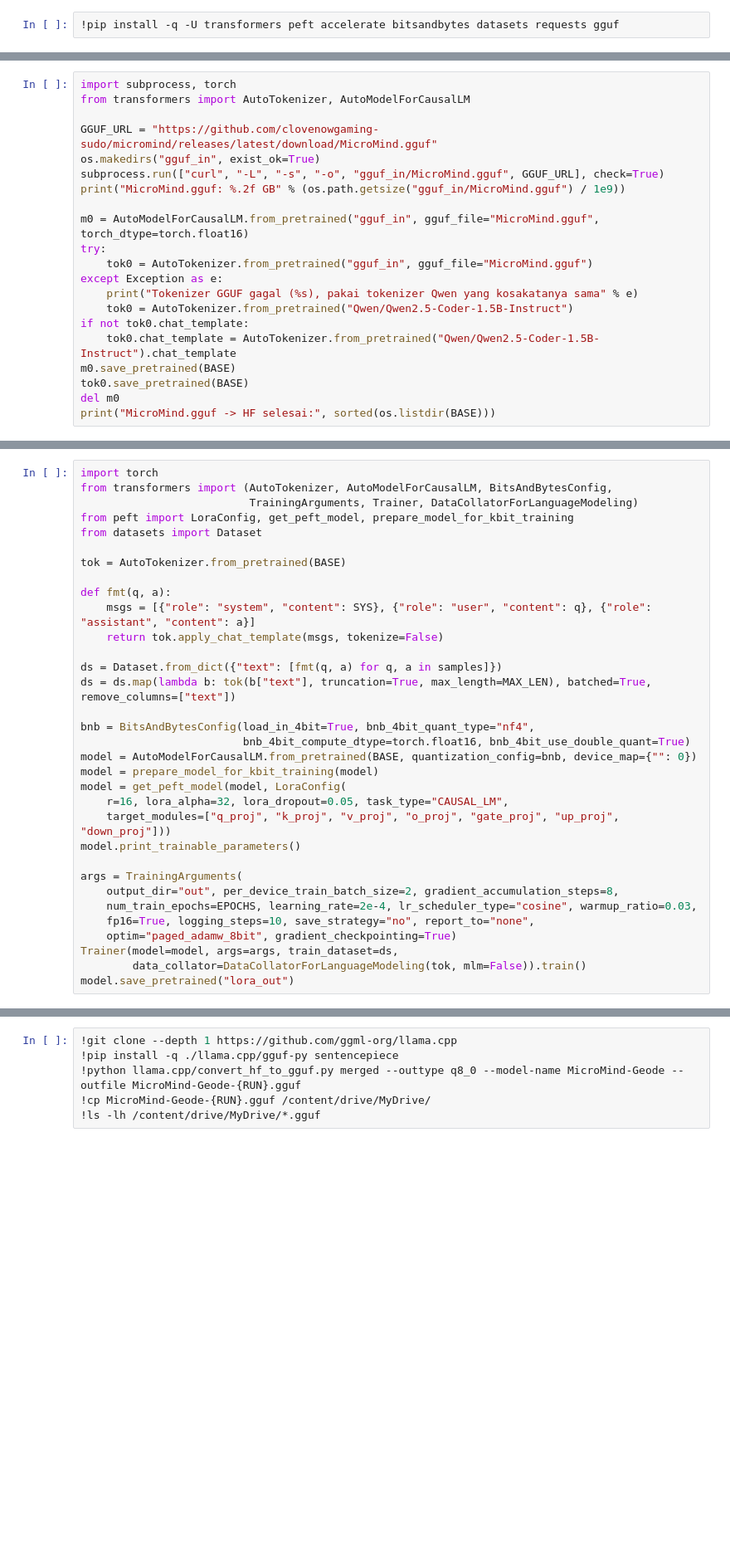
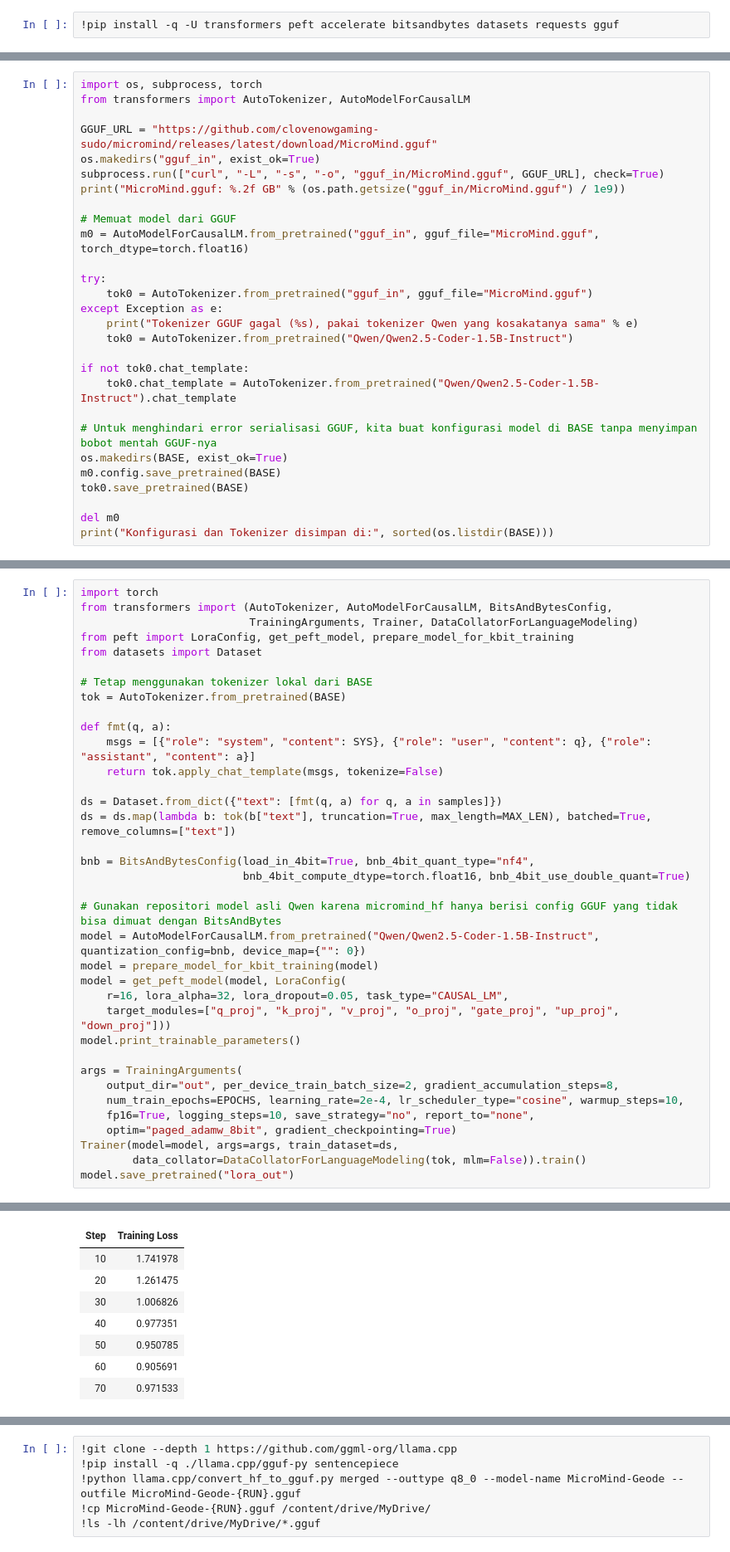
Before and after one commit to clovenowgaming-sudo/geode-dataset, a Jupyter notebook: colab_train.ipynb, the cells around one changed output, grey strips where cells are left out. Shown at 83% size. Cells and saved outputs as stored; diff of their text form; blank space fills up the shorter version.

```diff
--- a/colab_train.ipynb
+++ b/colab_train.ipynb
@@ -25,7 +25,7 @@ for a in rel["assets"]:
     open("data/" + a["name"], "wb").write(r.content)
     print(a["name"], len(r.content))
 # %%
-import subprocess, torch
+import os, subprocess, torch
 from transformers import AutoTokenizer, AutoModelForCausalLM
 
 GGUF_URL = "https://github.com/clovenowgaming-sudo/micromind/releases/latest/download/MicroMind.gguf"
@@ -33,15 +33,22 @@ os.makedirs("gguf_in", exist_ok=True)
 subprocess.run(["curl", "-L", "-s", "-o", "gguf_in/MicroMind.gguf", GGUF_URL], check=True)
 print("MicroMind.gguf: %.2f GB" % (os.path.getsize("gguf_in/MicroMind.gguf") / 1e9))
 
+# Memuat model dari GGUF
 m0 = AutoModelForCausalLM.from_pretrained("gguf_in", gguf_file="MicroMind.gguf", torch_dtype=torch.float16)
+
 try:
     tok0 = AutoTokenizer.from_pretrained("gguf_in", gguf_file="MicroMind.gguf")
 except Exception as e:
     print("Tokenizer GGUF gagal (%s), pakai tokenizer Qwen yang kosakatanya sama" % e)
     tok0 = AutoTokenizer.from_pretrained("Qwen/Qwen2.5-Coder-1.5B-Instruct")
+
 if not tok0.chat_template:
     tok0.chat_template = AutoTokenizer.from_pretrained("Qwen/Qwen2.5-Coder-1.5B-Instruct").chat_template
-m0.save_pretrained(BASE)
+
+# Untuk menghindari error serialisasi GGUF, kita buat konfigurasi model di BASE tanpa menyimpan bobot mentah GGUF-nya
+os.makedirs(BASE, exist_ok=True)
+m0.config.save_pretrained(BASE)
 tok0.save_pretrained(BASE)
+
 del m0
-print("MicroMind.gguf -> HF selesai:", sorted(os.listdir(BASE)))
+print("Konfigurasi dan Tokenizer disimpan di:", sorted(os.listdir(BASE)))
@@ -80,6 +93,7 @@ from transformers import (AutoTokenizer, AutoModelForCausalLM, BitsAndBytesConfi
 from peft import LoraConfig, get_peft_model, prepare_model_for_kbit_training
 from datasets import Dataset
 
+# Tetap menggunakan tokenizer lokal dari BASE
 tok = AutoTokenizer.from_pretrained(BASE)
 
 def fmt(q, a):
@@ -91,7 +105,9 @@ ds = ds.map(lambda b: tok(b["text"], truncation=True, max_length=MAX_LEN), batch
 
 bnb = BitsAndBytesConfig(load_in_4bit=True, bnb_4bit_quant_type="nf4",
                          bnb_4bit_compute_dtype=torch.float16, bnb_4bit_use_double_quant=True)
-model = AutoModelForCausalLM.from_pretrained(BASE, quantization_config=bnb, device_map={"": 0})
+
+# Gunakan repositori model asli Qwen karena micromind_hf hanya berisi config GGUF yang tidak bisa dimuat dengan BitsAndBytes
+model = AutoModelForCausalLM.from_pretrained("Qwen/Qwen2.5-Coder-1.5B-Instruct", quantization_config=bnb, device_map={"": 0})
 model = prepare_model_for_kbit_training(model)
 model = get_peft_model(model, LoraConfig(
     r=16, lora_alpha=32, lora_dropout=0.05, task_type="CAUSAL_LM",
@@ -100,9 +116,10 @@ model.print_trainable_parameters()
 
 args = TrainingArguments(
     output_dir="out", per_device_train_batch_size=2, gradient_accumulation_steps=8,
-    num_train_epochs=EPOCHS, learning_rate=2e-4, lr_scheduler_type="cosine", warmup_ratio=0.03,
+    num_train_epochs=EPOCHS, learning_rate=2e-4, lr_scheduler_type="cosine", warmup_steps=10,
     fp16=True, logging_steps=10, save_strategy="no", report_to="none",
     optim="paged_adamw_8bit", gradient_checkpointing=True)
 Trainer(model=model, args=args, train_dataset=ds,
         data_collator=DataCollatorForLanguageModeling(tok, mlm=False)).train()
 model.save_pretrained("lora_out")
+# %% [output]
@@ -109,3 +128,11 @@ model.save_pretrained("lora_out")
+| Step | Training Loss |
+| 10 | 1.741978 |
+| 20 | 1.261475 |
+| 30 | 1.006826 |
+| 40 | 0.977351 |
+| 50 | 0.950785 |
+| 60 | 0.905691 |
+| 70 | 0.971533 |
 # %%
 EVAL = [
     ("Buat hook untuk MenuLayer::init di Geode yang menulis log.", ["$modify", "MenuLayer", "init", "log::"]),
```
Also changed, not shown: parts of 3 cells of this notebook.
